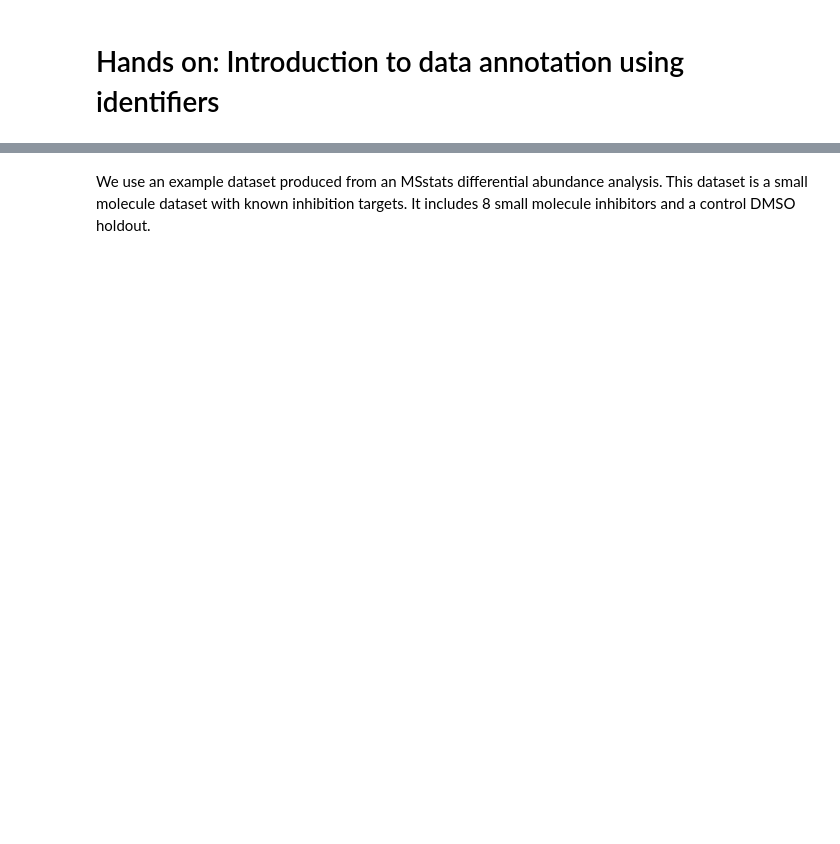
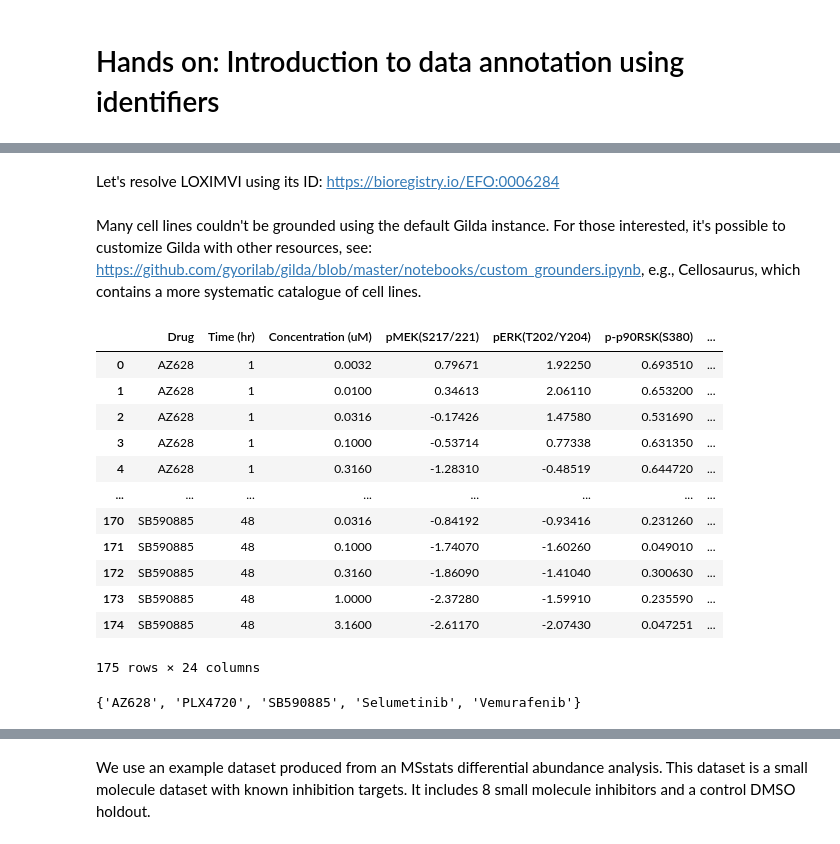
Before and after one commit to gyorilab/indra_may_institute, a Jupyter notebook: Module1.ipynb, the cells around one changed output, grey strips where cells are left out. Drawn from its saved outputs; the diff is of its cells as text; code cells hidden in the pictures; blank space fills up the shorter version.

Commit message:
Update notebooks with additional examples

```diff
--- a/Module1.ipynb
+++ b/Module1.ipynb
@@ -6,0 +14,6 @@
+# %%
+import pandas as pd
+
+DATA_PATH = '../data/fallahi/fallahi_data.xlsx'
+
+sheets = pd.read_excel(DATA_PATH, sheet_name=None, skiprows=2)
@@ -6,0 +101,26 @@
+# %% [markdown]
+Let's resolve LOXIMVI using its ID: https://bioregistry.io/EFO:0006284
+# %% [markdown]
+Many cell lines couldn't be grounded using the default Gilda instance. For those interested, it's possible to customize Gilda with other resources, see: https://github.com/gyorilab/gilda/blob/master/notebooks/custom_grounders.ipynb, e.g., Cellosaurus, which contains a more systematic catalogue of cell lines.
+# %%
+df = sheets['LOXIMVI']
+df
+# %% [output]
+|  | Drug | Time (hr) | Concentration (uM) | pMEK(S217/221) | pERK(T202/Y204) | p-p90RSK(S380) | ... |
+| 0 | AZ628 | 1 | 0.0032 | 0.79671 | 1.92250 | 0.693510 | ... |
+| 1 | AZ628 | 1 | 0.0100 | 0.34613 | 2.06110 | 0.653200 | ... |
+| 2 | AZ628 | 1 | 0.0316 | -0.17426 | 1.47580 | 0.531690 | ... |
+| 3 | AZ628 | 1 | 0.1000 | -0.53714 | 0.77338 | 0.631350 | ... |
+| 4 | AZ628 | 1 | 0.3160 | -1.28310 | -0.48519 | 0.644720 | ... |
+| ... | ... | ... | ... | ... | ... | ... | ... |
+| 170 | SB590885 | 48 | 0.0316 | -0.84192 | -0.93416 | 0.231260 | ... |
+| 171 | SB590885 | 48 | 0.1000 | -1.74070 | -1.60260 | 0.049010 | ... |
+| 172 | SB590885 | 48 | 0.3160 | -1.86090 | -1.41040 | 0.300630 | ... |
+| 173 | SB590885 | 48 | 1.0000 | -2.37280 | -1.59910 | 0.235590 | ... |
+| 174 | SB590885 | 48 | 3.1600 | -2.61170 | -2.07430 | 0.047251 | ... |
+175 rows × 24 columns
+# %%
+drugs = set(df.Drug)
+drugs
+# %% [output]
+{'AZ628', 'PLX4720', 'SB590885', 'Selumetinib', 'Vemurafenib'}
```
Also changed, not shown: parts of 24 cells of this notebook, 4 other files.
